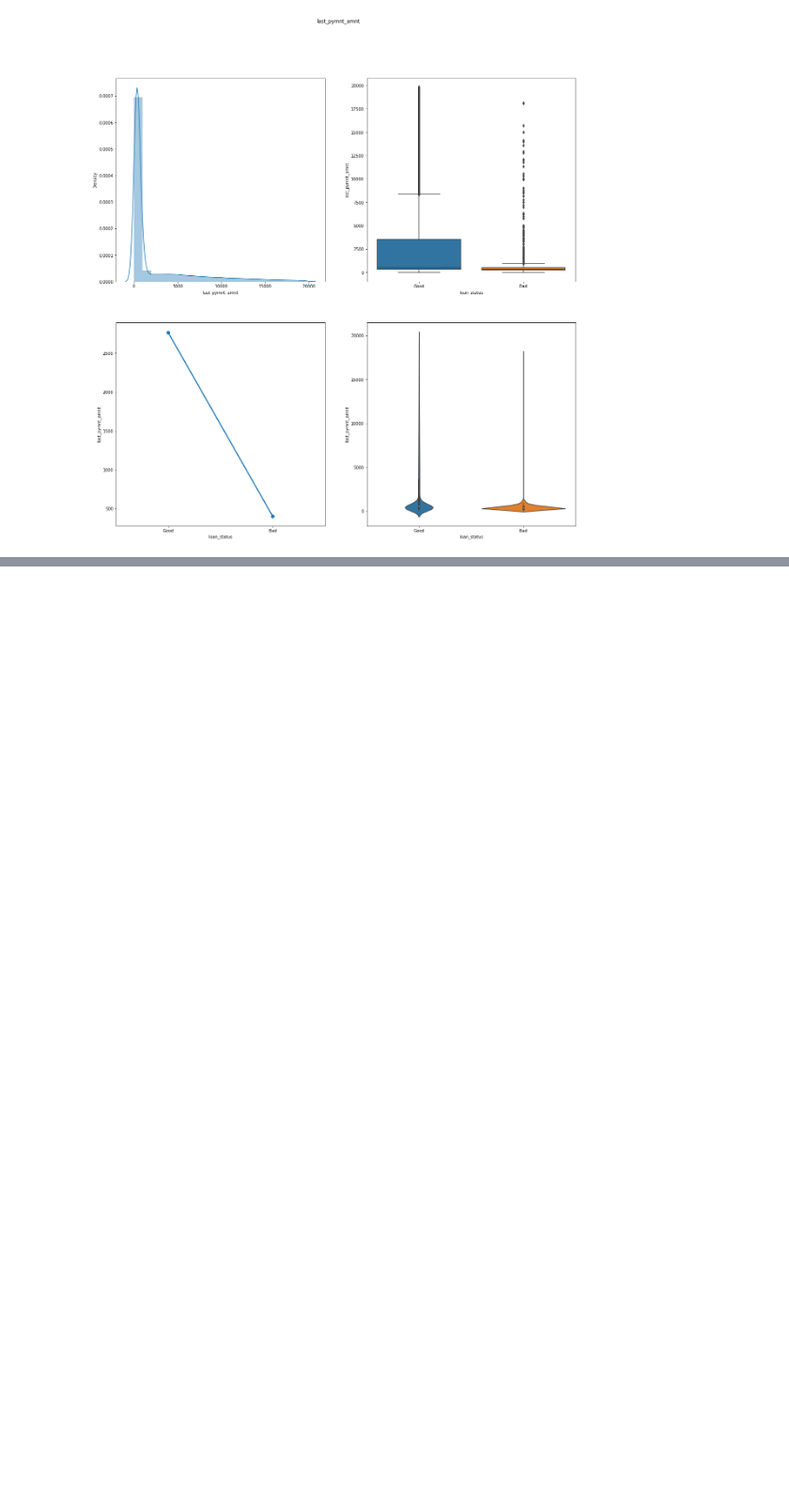
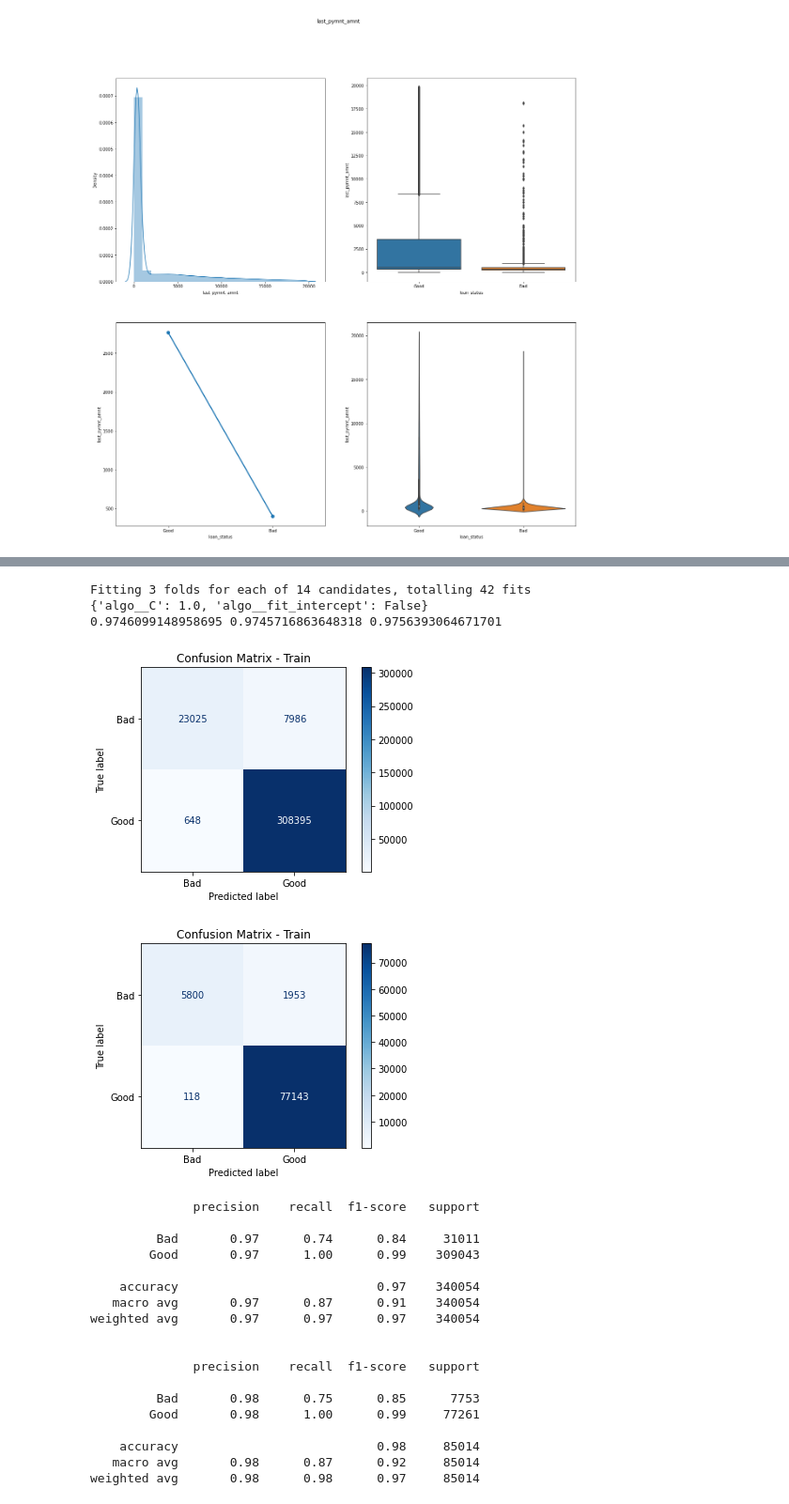
Before and after one commit to FransiscoReadyPermana/Credit-Risk-Prediction, a Jupyter notebook: test.ipynb, the cells around one changed output, grey strips where cells are left out. Shown at 94% size. Saved outputs shown, nothing was run; the diff lists cells and outputs as text; code cells hidden in the pictures; blank space fills up the shorter version.

Commit message:
fisihed making model, soon adding markdown

```diff
--- a/test.ipynb
+++ b/test.ipynb
@@ -1585,3 +1585,9 @@ for column in num.columns:
 [figure]
 [figure]
 [figure]
+# %%
+X = df.drop(columns=["loan_status"])
+y = df["loan_status"]
+
+X_train, X_test, y_train, y_test = train_test_split(X, y, test_size=0.2, stratify=y, random_state=42)
+X_train.shape, X_test.shape, y_train.shape, y_test.shape
@@ -1587,0 +1603,71 @@ for column in num.columns:
+# %%
+preprocessor = ColumnTransformer([
+    ('numeric', num_pipe(transform="yeo-johnson", scaling="standard"), num.columns),
+    ('categoric', cat_pipe(encoder='onehot'), ['term', 'grade', 'emp_title', 'emp_length', 'home_ownership',
+    'verification_status', 'purpose', 'title', 'initial_list_status']),
+])
+
+from sklearn.linear_model import LogisticRegression
+pipeline = Pipeline([
+    ('prep', preprocessor),
+    ('algo', LogisticRegression(solver='lbfgs', n_jobs=-1, random_state=42))
+])
+
+from sklearn.model_selection import GridSearchCV
+from jcopml.tuning import grid_search_params as gsp
+
+model = GridSearchCV(pipeline, gsp.logreg_params, cv=3, n_jobs=-1, verbose=1)
+model.fit(X_train, y_train)
+
+print(model.best_params_)
+print(model.score(X_train, y_train), model.best_score_, model.score(X_test, y_test))
+# %% [output]
+Fitting 3 folds for each of 14 candidates, totalling 42 fits
+{'algo__C': 1.0, 'algo__fit_intercept': False}
+0.9746099148958695 0.9745716863648318 0.9756393064671701
+# %%
+y_pred_test = model.predict(X_test)
+y_pred_train = model.predict(X_train)
+# %%
+from sklearn.metrics import classification_report, confusion_matrix, ConfusionMatrixDisplay
+
+cm_train = confusion_matrix(y_train, y_pred_train)
+
+disp = ConfusionMatrixDisplay(confusion_matrix=cm_train, display_labels=model.classes_)
+disp.plot(cmap='Blues', include_values=True, values_format='d')
+plt.title("Confusion Matrix - Train")
+plt.show()
+
+
+cm_test = confusion_matrix(y_test, y_pred_test)
+
+disp = ConfusionMatrixDisplay(confusion_matrix=cm_test, display_labels=model.classes_)
+disp.plot(cmap='Blues', include_values=True, values_format='d')
+plt.title("Confusion Matrix - Train")
+plt.show()
+
+
+
+print(classification_report(y_train,y_pred_train), "\n")
+print(classification_report(y_test, y_pred_test), "\n")
+# %% [output]
+[figure, added]
+[figure, added]
+              precision    recall  f1-score   support
+
+         Bad       0.97      0.74      0.84     31011
+        Good       0.97      1.00      0.99    309043
+
+    accuracy                           0.97    340054
+   macro avg       0.97      0.87      0.91    340054
+weighted avg       0.97      0.97      0.97    340054
+
+
+              precision    recall  f1-score   support
+
+         Bad       0.98      0.75      0.85      7753
+        Good       0.98      1.00      0.99     77261
+
+    accuracy                           0.98     85014
+   macro avg       0.98      0.87      0.92     85014
+weighted avg       0.98      0.98      0.97     85014
```
Also changed, not shown: parts of 4 cells of this notebook.
